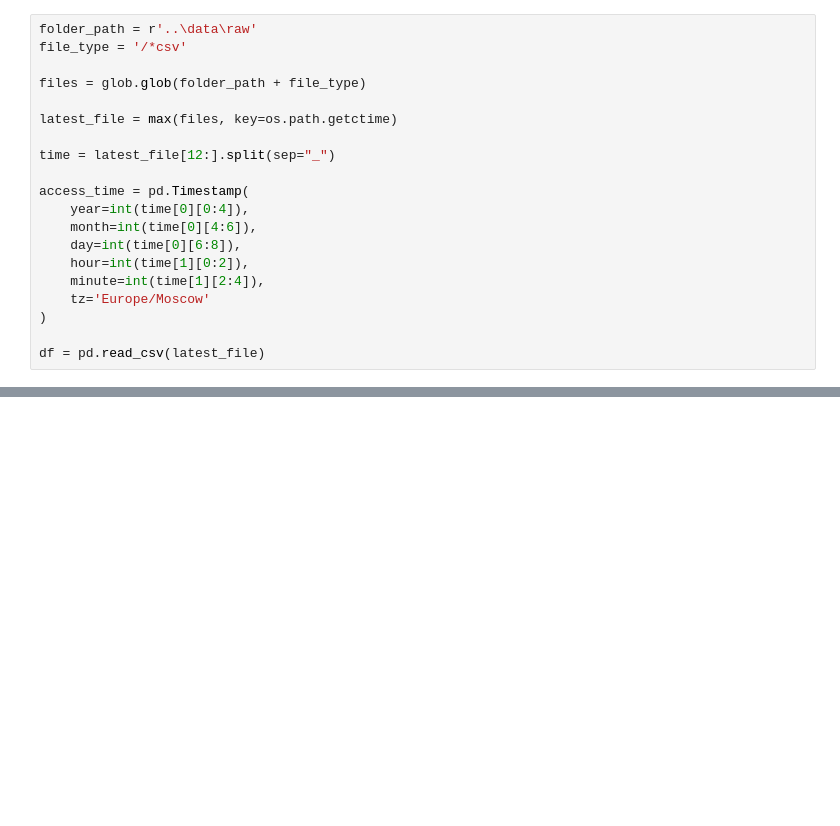
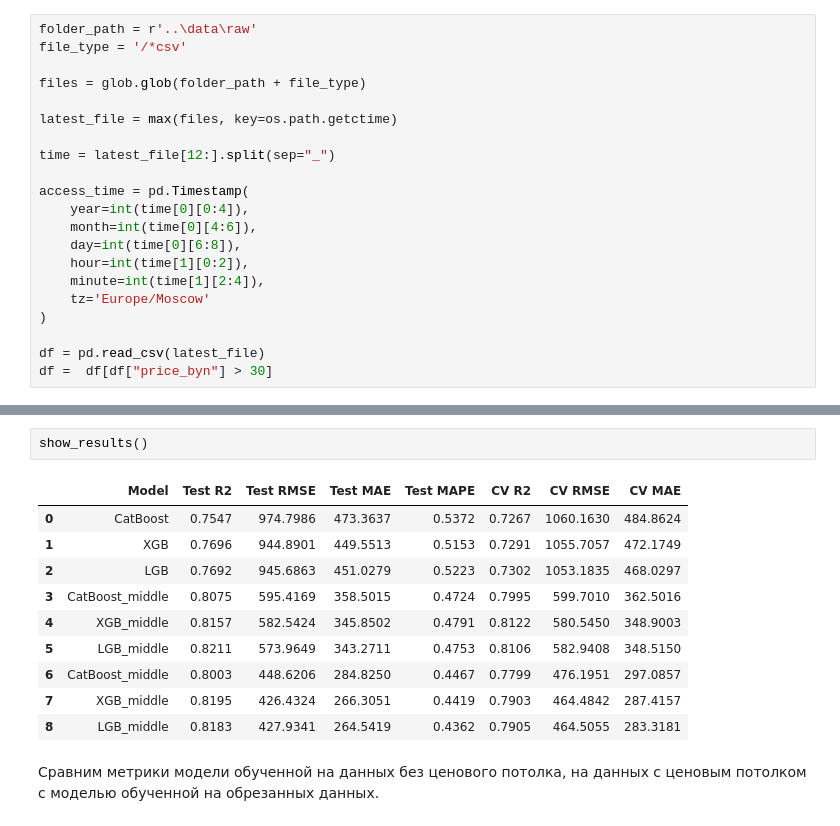
Before and after one commit to venskovalentin/KufarPriceModel, a Jupyter notebook: notebooks/Model_training.ipynb, the cells around one changed output, grey strips where cells are left out. Drawn from its saved outputs; the diff is of its cells as text; blank space fills up the shorter version.

Commit message:
Boostings trained

```diff
--- a/notebooks/Model_training.ipynb
+++ b/notebooks/Model_training.ipynb
@@ -33,3 +38,4 @@ access_time = pd.Timestamp(
 )
 
 df = pd.read_csv(latest_file)
+df =  df[df["price_byn"] > 30]
@@ -138,0 +359,15 @@ show_metrics()
+# %%
+show_results()
+# %% [output]
+|  | Model | Test R2 | Test RMSE | Test MAE | Test MAPE | CV R2 | CV RMSE | CV MAE |
+| 0 | CatBoost | 0.7547 | 974.7986 | 473.3637 | 0.5372 | 0.7267 | 1060.1630 | 484.8624 |
+| 1 | XGB | 0.7696 | 944.8901 | 449.5513 | 0.5153 | 0.7291 | 1055.7057 | 472.1749 |
+| 2 | LGB | 0.7692 | 945.6863 | 451.0279 | 0.5223 | 0.7302 | 1053.1835 | 468.0297 |
+| 3 | CatBoost_middle | 0.8075 | 595.4169 | 358.5015 | 0.4724 | 0.7995 | 599.7010 | 362.5016 |
+| 4 | XGB_middle | 0.8157 | 582.5424 | 345.8502 | 0.4791 | 0.8122 | 580.5450 | 348.9003 |
+| 5 | LGB_middle | 0.8211 | 573.9649 | 343.2711 | 0.4753 | 0.8106 | 582.9408 | 348.5150 |
+| 6 | CatBoost_middle | 0.8003 | 448.6206 | 284.8250 | 0.4467 | 0.7799 | 476.1951 | 297.0857 |
+| 7 | XGB_middle | 0.8195 | 426.4324 | 266.3051 | 0.4419 | 0.7903 | 464.4842 | 287.4157 |
+| 8 | LGB_middle | 0.8183 | 427.9341 | 264.5419 | 0.4362 | 0.7905 | 464.5055 | 283.3181 |
+# %% [markdown]
+Сравним метрики модели обученной на данных без ценового потолка, на данных с ценовым потолком с моделью обученной на обрезанных данных.
```
Also changed, not shown: parts of 16 cells of this notebook, 10 other files.
